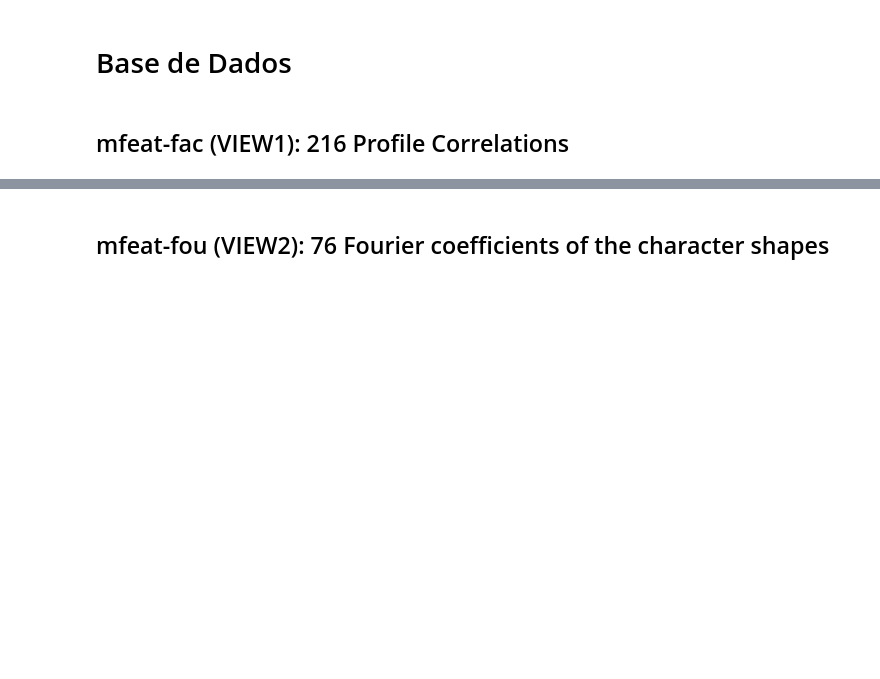
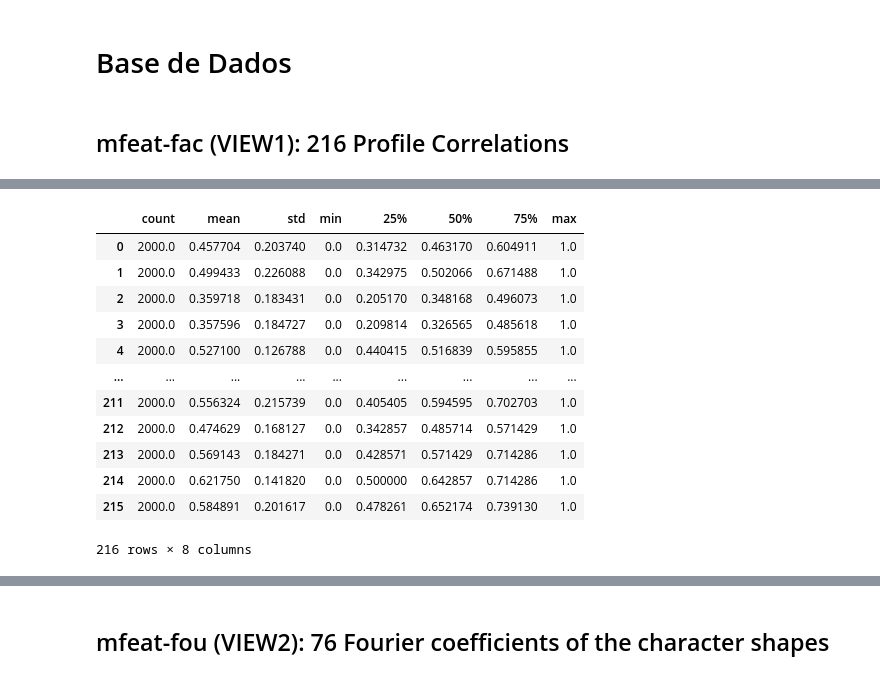
Before and after one commit to amarabuco/Projeto-ML-2020.1, a Jupyter notebook: clustering/main_clustering.ipynb, the cells around one changed output, grey strips where cells are left out. Cells and saved outputs as stored; diff of their text form; code cells hidden in the pictures; blank space fills up the shorter version.

```diff
--- a/clustering/main_clustering.ipynb
+++ b/clustering/main_clustering.ipynb
@@ -301,0 +316,17 @@ array([[0.        , 1.72588593, 1.86992771, ..., 4.04045739, 3.80502234,
+# %%
+view1_scaled_df = pd.DataFrame(view1_scaled_data)
+view1_scaled_df.describe().T
+# %% [output]
+|  | count | mean | std | min | 25% | 50% | 75% | max |
+| 0 | 2000.0 | 0.457704 | 0.203740 | 0.0 | 0.314732 | 0.463170 | 0.604911 | 1.0 |
+| 1 | 2000.0 | 0.499433 | 0.226088 | 0.0 | 0.342975 | 0.502066 | 0.671488 | 1.0 |
+| 2 | 2000.0 | 0.359718 | 0.183431 | 0.0 | 0.205170 | 0.348168 | 0.496073 | 1.0 |
+| 3 | 2000.0 | 0.357596 | 0.184727 | 0.0 | 0.209814 | 0.326565 | 0.485618 | 1.0 |
+| 4 | 2000.0 | 0.527100 | 0.126788 | 0.0 | 0.440415 | 0.516839 | 0.595855 | 1.0 |
+| ... | ... | ... | ... | ... | ... | ... | ... | ... |
+| 211 | 2000.0 | 0.556324 | 0.215739 | 0.0 | 0.405405 | 0.594595 | 0.702703 | 1.0 |
+| 212 | 2000.0 | 0.474629 | 0.168127 | 0.0 | 0.342857 | 0.485714 | 0.571429 | 1.0 |
+| 213 | 2000.0 | 0.569143 | 0.184271 | 0.0 | 0.428571 | 0.571429 | 0.714286 | 1.0 |
+| 214 | 2000.0 | 0.621750 | 0.141820 | 0.0 | 0.500000 | 0.642857 | 0.714286 | 1.0 |
+| 215 | 2000.0 | 0.584891 | 0.201617 | 0.0 | 0.478261 | 0.652174 | 0.739130 | 1.0 |
+216 rows × 8 columns
```
Also changed, not shown: parts of 32 cells of this notebook.
